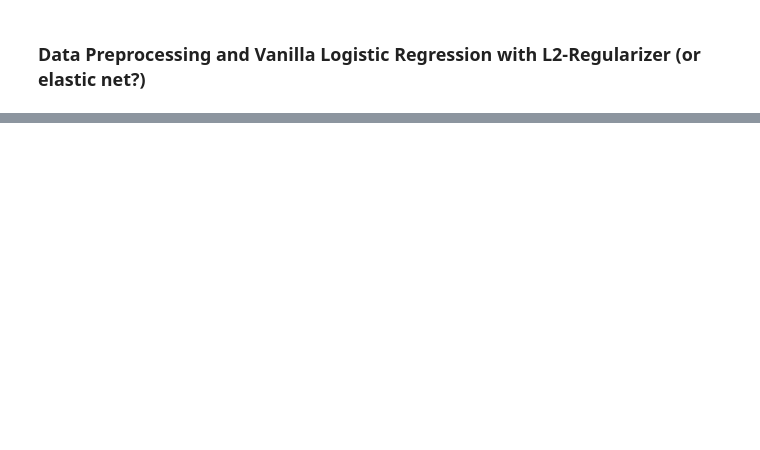
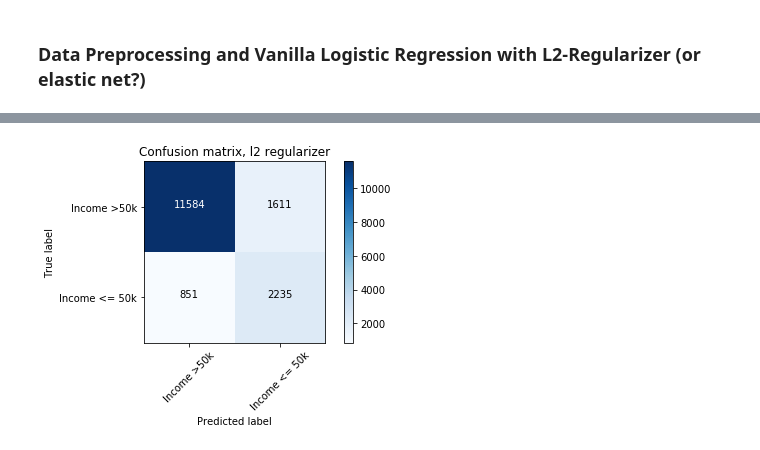
Before and after one commit to davevanveen/fairness_logistic_regression, a Jupyter notebook: notebooks/Data Pre-processing and Vanilla Logistic Regression.ipynb, the cells around one changed output, grey strips where cells are left out. Drawn from its saved outputs; the diff is of its cells as text; code cells hidden in the pictures; blank space fills up the shorter version.

```diff
--- a/notebooks/Data Pre-processing and Vanilla Logistic Regression.ipynb
+++ b/notebooks/Data Pre-processing and Vanilla Logistic Regression.ipynb
@@ -205,0 +157,90 @@ Class coeffs: [[  3.45006061e-01   7.68231202e-01   2.31700132e+00   6.43612195e
+# %%
+# Centering and normalizing continuous columns entries
+numerical_features = ["Age", "Education-Num", "Capital Gain", "Capital Loss", "Hours per week"]
+
+for featureName in numerical_features:
+    encoded_train_data[featureName] = (encoded_train_data[featureName] - np.mean(encoded_train_data[featureName], axis=0)) / np.std(encoded_train_data[featureName], axis=0)
+    encoded_test_data[featureName]  = (encoded_test_data[featureName] - np.mean(encoded_test_data[featureName], axis=0)) / np.std(encoded_test_data[featureName], axis=0)
+
+X_train = encoded_train_data.drop(["target_>50K"], axis = 1);
+y_train = encoded_train_data["target_>50K"];
+X_test  = encoded_test_data.drop(["target_>50K"], axis = 1);
+y_test  = encoded_test_data["target_>50K"];
+
+# Confusion matrix plot sub-routine
+import itertools
+def plot_confusion_matrix(cm, classes,
+                          normalize=False,
+                          title='Confusion matrix',
+                          cmap=plt.cm.Blues):
+    """
+    This function prints and plots the confusion matrix.
+    Normalization can be applied by setting `normalize=True`.
+    """
+    if normalize:
+        cm = cm.astype('float') / cm.sum(axis=1)[:, np.newaxis]
+        print("Normalized confusion matrix")
+    else:
+        print('Confusion matrix, without normalization')
+
+    print(cm)
+
+    plt.figure()
+    plt.imshow(cm, interpolation='nearest', cmap=cmap)
+    plt.title(title)
+    plt.colorbar()
+    tick_marks = np.arange(len(classes))
+    plt.xticks(tick_marks, classes, rotation=45)
+    plt.yticks(tick_marks, classes)
+
+    fmt = '.2f' if normalize else 'd'
+    thresh = cm.max() / 2.
+    for i, j in itertools.product(range(cm.shape[0]), range(cm.shape[1])):
+        plt.text(j, i, format(cm[i, j], fmt),
+                 horizontalalignment="center",
+                 color="white" if cm[i, j] > thresh else "black")
+
+    plt.tight_layout()
+    plt.ylabel('True label')
+    plt.xlabel('Predicted label')
+
+# Run vanilla logistic regression, L2 regularization
+logreg = LogisticRegressionCV(Cs = list(np.power(10.0, np.arange(-10, 10))),
+                              penalty = 'l2',
+                              scoring = 'roc_auc',
+                              refit = True, # Refit with best C
+                              cv = 10,
+                              random_state = 777,
+                              solver = 'liblinear')
+logreg.fit(X_train, y_train)
+
+# Report best C parameter found - TODO!
+print('Best auc_roc:', logreg.scores_[1].max())
+
+# Evaluate test set performance
+y_pred = logreg.predict(X_test)
+
+# Confusion matrix
+C = confusion_matrix(y_pred, y_test)
+plot_confusion_matrix(C,
+                      classes=["Income >50k", "Income <= 50k"],
+                      title='Confusion matrix, l2 regularizer')
+
+
+# Run vanilla logistic regression, Lasso regularization
+logregL1 = LogisticRegressionCV(Cs = list(np.power(10.0, np.arange(-10, 10))),
+                                penalty = 'l1',
+                                scoring = 'roc_auc',
+                                refit = True, # Refit with best C
+                                cv = 10,
+                                random_state = 777,
+                                solver = 'liblinear')
+logregL1.fit(X_train, y_train)
+
+# Report found coefficients
+print('Best auc_roc:', logregL1.scores_[1].max())
+print('Regression coefficients:', logregL1.coef_)
+
+# TODO: Need to Lasso a bit more aggressively
+# Currently at 31 features
+# %% [output]
@@ -205,0 +258 @@ Class coeffs: [[  3.45006061e-01   7.68231202e-01   2.31700132e+00   6.43612195e
+[figure, added]
```
Also changed, not shown: parts of 14 cells of this notebook, 2 other files.
